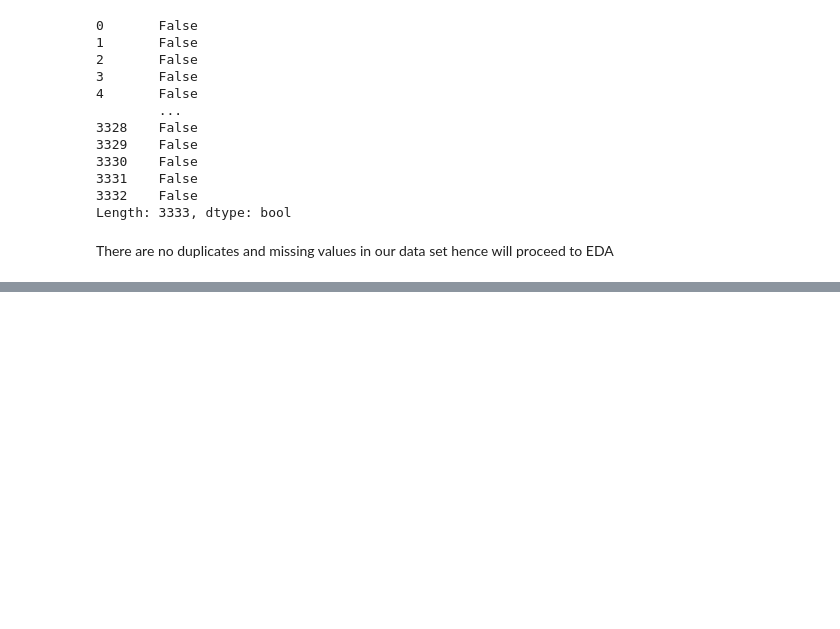
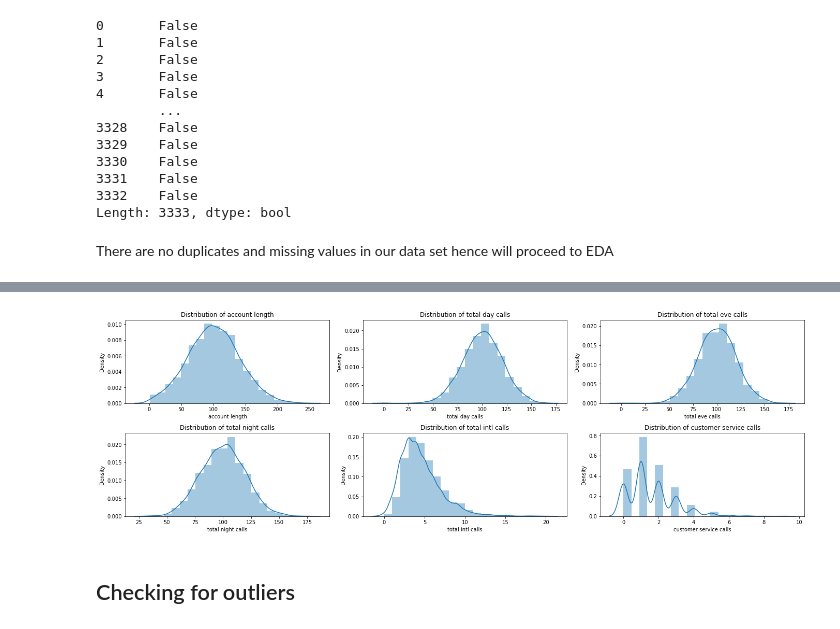
Before and after one commit to Firdosamohamed/dsc_phase3_project_, a Jupyter notebook: customer_churn_analysis.ipynb, the cells around one changed output, grey strips where cells are left out. Cells and saved outputs as stored; diff of their text form; code cells hidden in the pictures; blank space fills up the shorter version.

```diff
--- a/customer_churn_analysis.ipynb
+++ b/customer_churn_analysis.ipynb
@@ -136,0 +208,29 @@ There are no duplicates and missing values in our data set hence will proceed to
+# %%
+# Function to create distribution plots
+def plot_distributions(df, columns, bins=20, figsize=(19, 6)):
+    num_cols = len(columns)
+    num_rows = (num_cols + 2) // 3  # Calculate the number of rows needed
+    fig, ax = plt.subplots(num_rows, 3, figsize=figsize, constrained_layout=True)
+    ax = ax.flatten()  # Flatten the 2D array of axes to 1D for easier indexing
+
+    for i, column in enumerate(columns):
+        sns.distplot(df[column], bins=bins, ax=ax[i])
+        ax[i].set_title(f'Distribution of {column}')
+
+    # Hide any remaining empty subplots
+    for j in range(i + 1, len(ax)):
+        fig.delaxes(ax[j])
+
+    plt.show()
+    # Columns to plot
+columns_to_plot = [
+    'account length', 'total day calls', 'total eve calls',
+    'total night calls', 'total intl calls', 'customer service calls'
+]
+
+# Call the function
+plot_distributions(df, columns_to_plot)
+# %% [output]
+[figure, added]
+# %% [markdown]
+## Checking for outliers
```
Also changed, not shown: parts of 12 cells of this notebook.
